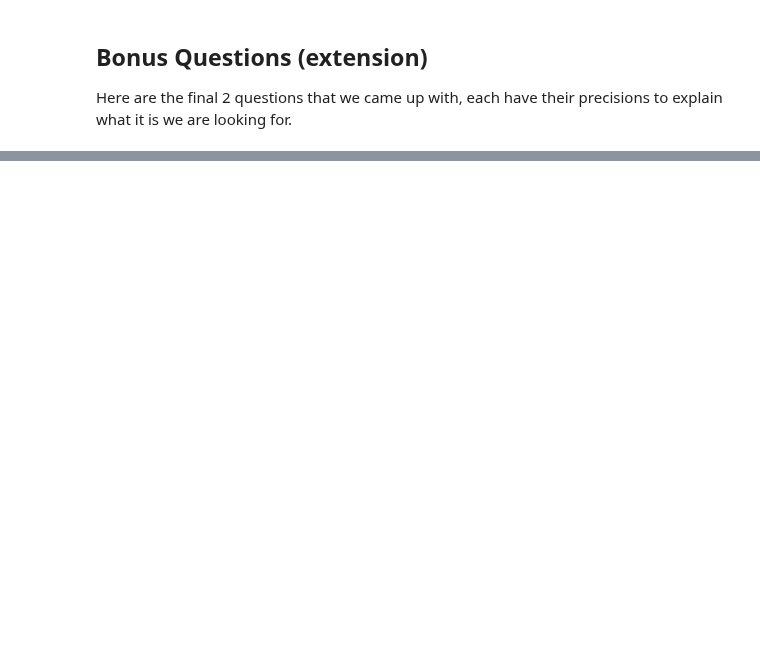
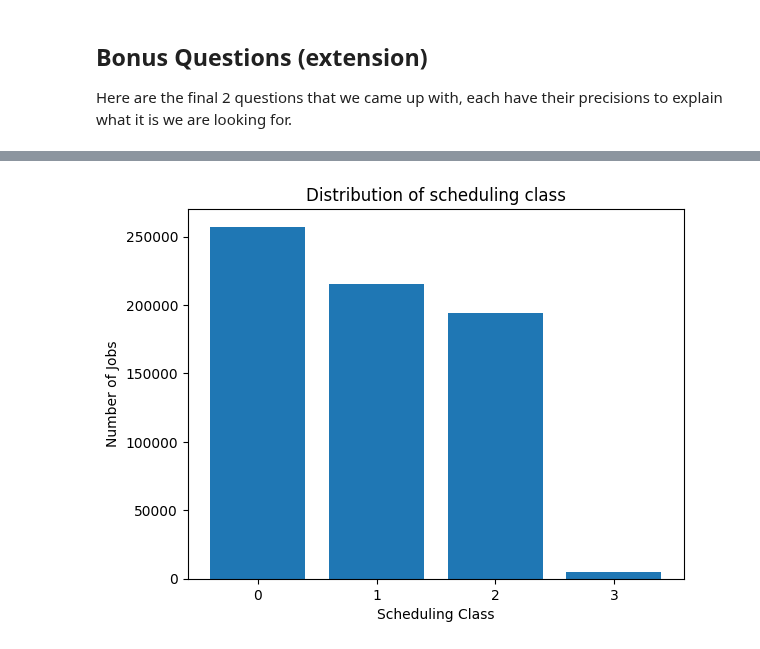
Before and after one commit to EltRnl/SparkProject, a Jupyter notebook: src/rough_exploration.ipynb, the cells around one changed output, grey strips where cells are left out. Saved outputs shown, nothing was run; the diff lists cells and outputs as text; code cells hidden in the pictures; blank space fills up the shorter version.

```diff
--- a/src/rough_exploration.ipynb
+++ b/src/rough_exploration.ipynb
@@ -539,8 +639,8 @@ for entry in resources_per_task.take(1):
 joined = resource_requests \
     .join(resources_per_task) \
     .map(lambda x: (x[1][0], *x[1][1])) \
-    .sortBy(lambda x: x[0]) \
     .cache()
+    # .sortBy(lambda x: x[0]) \
 # %%
 for x in joined.take(5):
     print(x)
@@ -808,0 +950,10 @@ Hypothesis :
+# %%
+classes, hist = zip(*job_scheduling_classes)
+classes = [str(e) for e in classes]
+plt.bar(classes, hist)
+plt.title("Distribution of scheduling class")
+plt.xlabel("Scheduling Class")
+plt.ylabel("Number of Jobs")
+plt.show()
+# %% [output]
+[figure, added]
```
Also changed, not shown: parts of 42 cells of this notebook.
